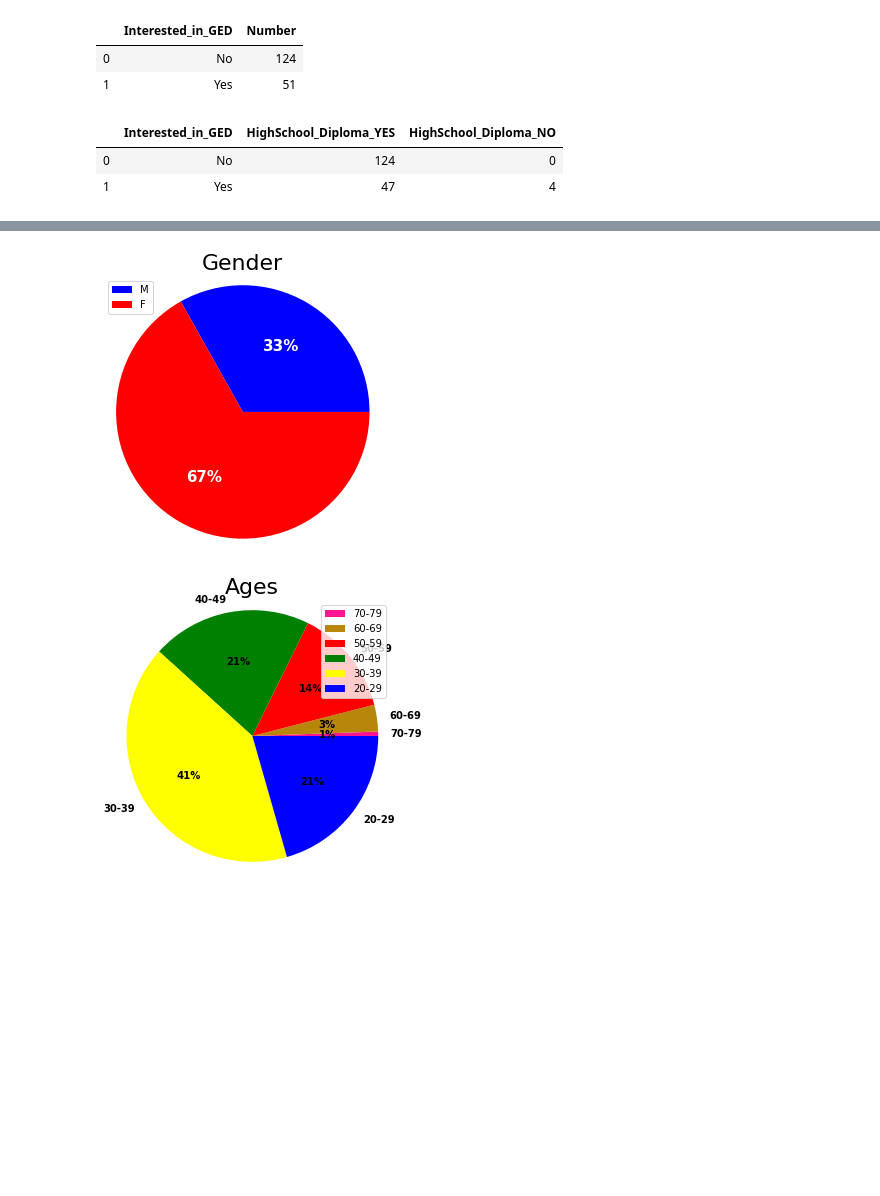
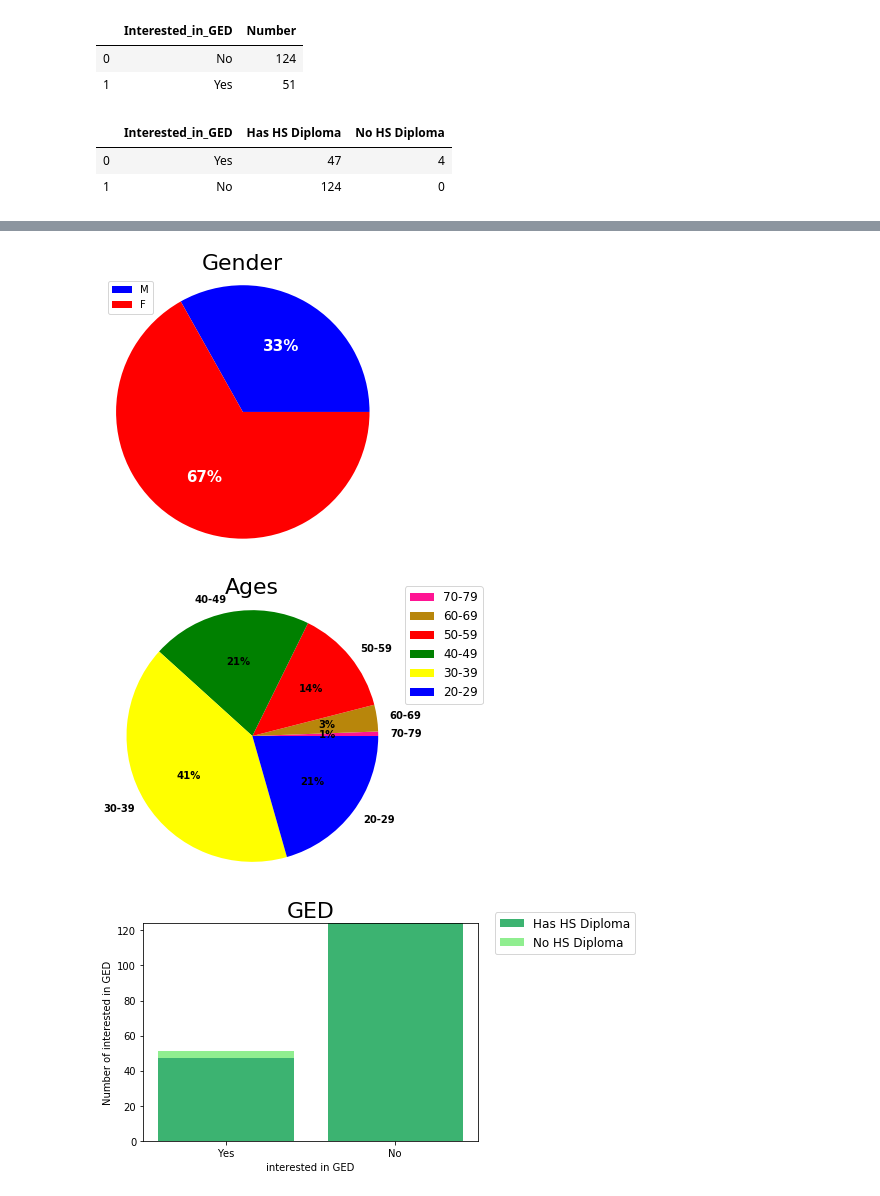
Before and after one commit to purumaster/LAESLData, a Jupyter notebook: LAESLData.ipynb, the cells around one changed output, grey strips where cells are left out. Drawn from its saved outputs; the diff is of its cells as text; code cells hidden in the pictures; blank space fills up the shorter version.

Commit message:
Stacked bar chart

```diff
--- a/LAESLData.ipynb
+++ b/LAESLData.ipynb
@@ -280,22 +281,27 @@ run_query(query)
 # %%
 # How many students are interested in GED.
 query = '''
-SELECT Interested_in_GED, COUNT(CASE WHEN HighSchool_Diploma = "Yes" THEN "YES" ELSE NULL END) AS HighSchool_Diploma_YES
-                        , COUNT(CASE WHEN HighSchool_Diploma = "No"  THEN "NO"  ELSE NULL END) AS HighSchool_Diploma_NO
+SELECT Interested_in_GED, COUNT(CASE WHEN HighSchool_Diploma = "Yes" THEN "YES" ELSE NULL END) AS [Has HS Diploma]
+                        , COUNT(CASE WHEN HighSchool_Diploma = "No"  THEN "NO"  ELSE NULL END) AS [No HS Diploma]
 FROM  LAESL
 GROUP BY Interested_in_GED  = "Yes","No"
-
 
 ;
 
 
 '''
 
-run_query(query)
+df6 = run_query(query)
+
+# read data out of the database and into dataframe
+df6 = df6.sort_values("Interested_in_GED", ascending = False).reset_index(drop=True)
+
+
+df6
 # %% [output]
-|  | Interested_in_GED | HighSchool_Diploma_YES | HighSchool_Diploma_NO |
-| 0 | No | 124 | 0 |
-| 1 | Yes | 47 | 4 |
+|  | Interested_in_GED | Has HS Diploma | No HS Diploma |
+| 0 | Yes | 47 | 4 |
+| 1 | No | 124 | 0 |
 # %%
 # Plotting by Shane -- requires manual install of plotly library
 #from plotly.express import d3_plot
@@ -309,13 +315,13 @@ import matplotlib.pyplot as plt
 
 #Visulization for df2(Number of people from each country)
 my_data = df2.plot(x="Country", y="Number_of_people" ,kind="bar",
-                   legend=None, title="Number of people from each country" ,color = "blue")
+                   legend=None, title="Number of people from each country", color = "blue")
 my_data.set_xlabel("Countries")
 my_data.set_ylabel("Number")
 
 #Visulization for df3(Number of Speakers)
 my_data = df3.plot(x="Language", y="Number_of_Speakers" ,kind="bar",
-                   legend=None, title="Number of Speakers" ,color = "blue")
+                   legend=None, title="Number of Speakers" ,color = "mediumvioletred")
 my_data.set_xlabel("Languages")
 my_data.set_ylabel("Number")
 
@@ -339,10 +345,25 @@ label=df5["Age Groups"]
 my_data = plt.pie(df5["AgeGrpCount"],  labels=label, labeldistance=1.1,
                   textprops={'size':(10) , 'color': "black", 'weight': "bold" }, colors=colors, autopct = "%1.0f%%")
 plt.title("Ages", fontsize = 22)
-plt.legend()
+plt.legend(bbox_to_anchor=(1.05, 1.05), loc='upper left', borderaxespad=0, fontsize=12)
 plt.axis('equal')
 
 
+#Visulization for df6(GED)
+labels = df6["Interested_in_GED"]
+Interested_in_GED = df6["Interested_in_GED"]
+Has_HS_Diploma =  df6["Has HS Diploma"]
+No_HS_Diploma = df6["No HS Diploma"]
+width = 0.35
+
+fig, ax = plt.subplots()
+plt.bar(Interested_in_GED, Has_HS_Diploma, color="mediumseagreen" ,label = "Has HS Diploma")
+plt.bar(Interested_in_GED, No_HS_Diploma, bottom=Has_HS_Diploma,color="lightgreen" ,label = "No HS Diploma")
+
+plt.xlabel("interested in GED")
+plt.ylabel("Number of interested in GED")
+plt.title("GED", fontsize = 22)
+plt.legend(bbox_to_anchor=(1.05, 1.05), loc='upper left', borderaxespad=0, fontsize=12)
 
 
 plt.show(my_data)
@@ -352,2 +373,3 @@ plt.show(my_data)
 [figure]
-[figure, old version]
+[figure, new version]
+[figure, added]
```
Also changed, not shown: parts of 2 cells of this notebook, 1 other file.
